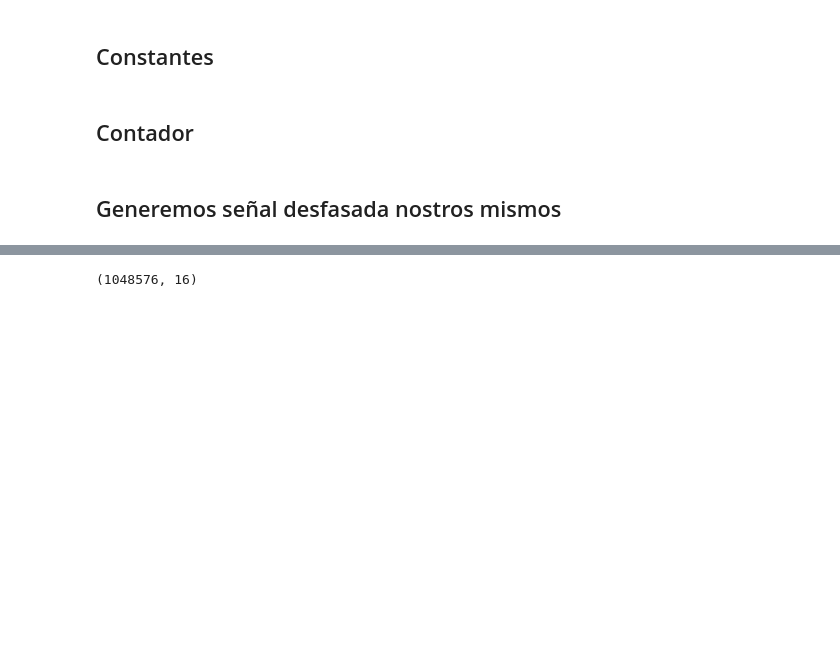
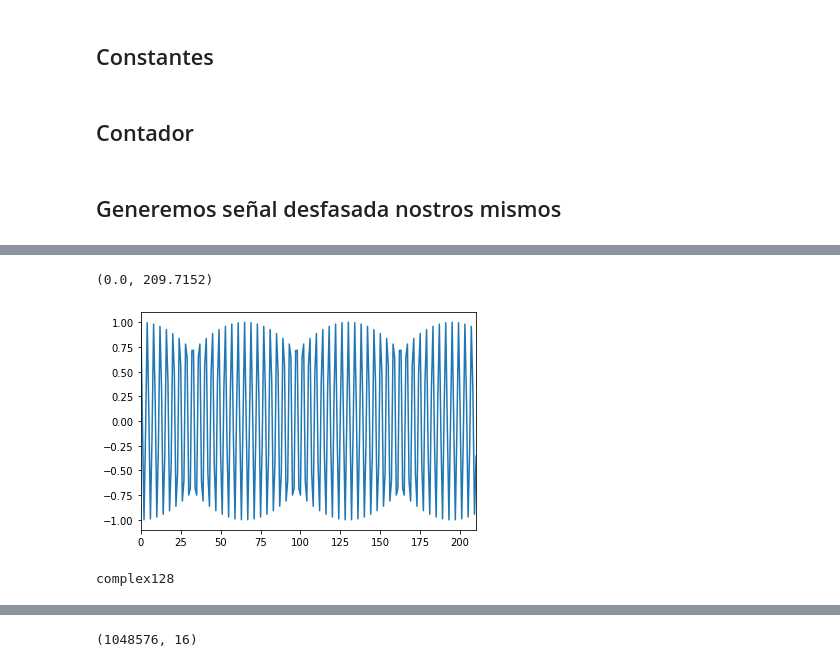
Before and after one commit to Fran-Mark/PI, a Jupyter notebook: DOA/signal_generator.ipynb, the cells around one changed output, grey strips where cells are left out. Cells and saved outputs as stored; diff of their text form; code cells hidden in the pictures; blank space fills up the shorter version.

```diff
--- a/DOA/signal_generator.ipynb
+++ b/DOA/signal_generator.ipynb
@@ -55,0 +100,10 @@ signal = np.kron( complex_wave, phase_deltas).T
+# %%
+plt.plot(complex_wave.real)
+plt.xlim(0, nSamples/5e3)
+# %% [output]
+(0.0, 209.7152)
+[figure, added]
+# %%
+print(np.result_type(np.fft.fft(complex_wave)))
+# %% [output]
+complex128
```
Also changed, not shown: parts of 36 cells of this notebook, 17 other files.
